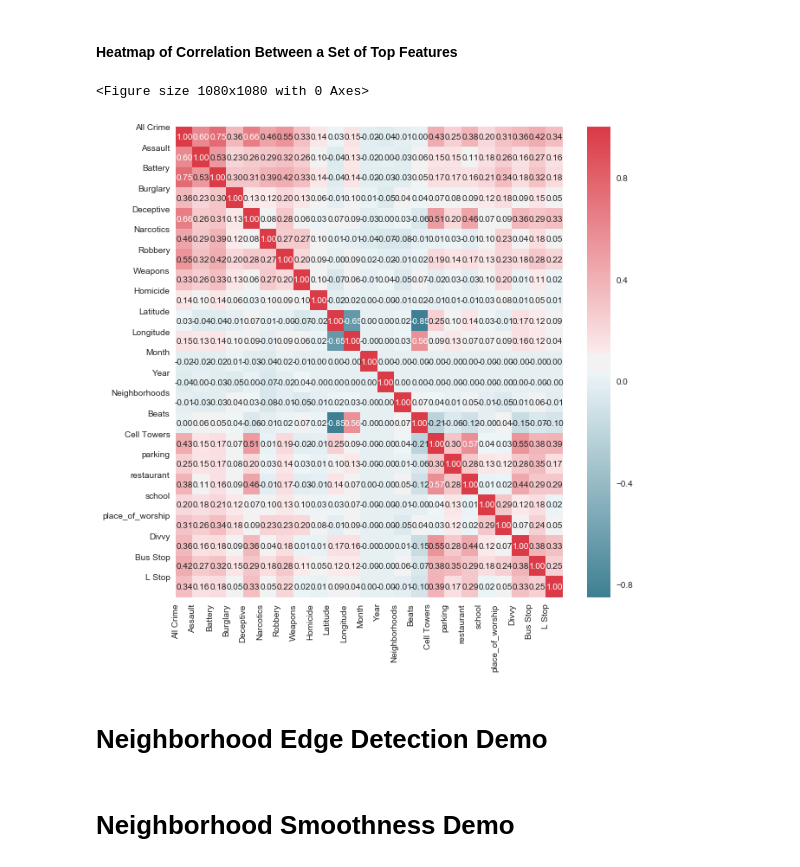
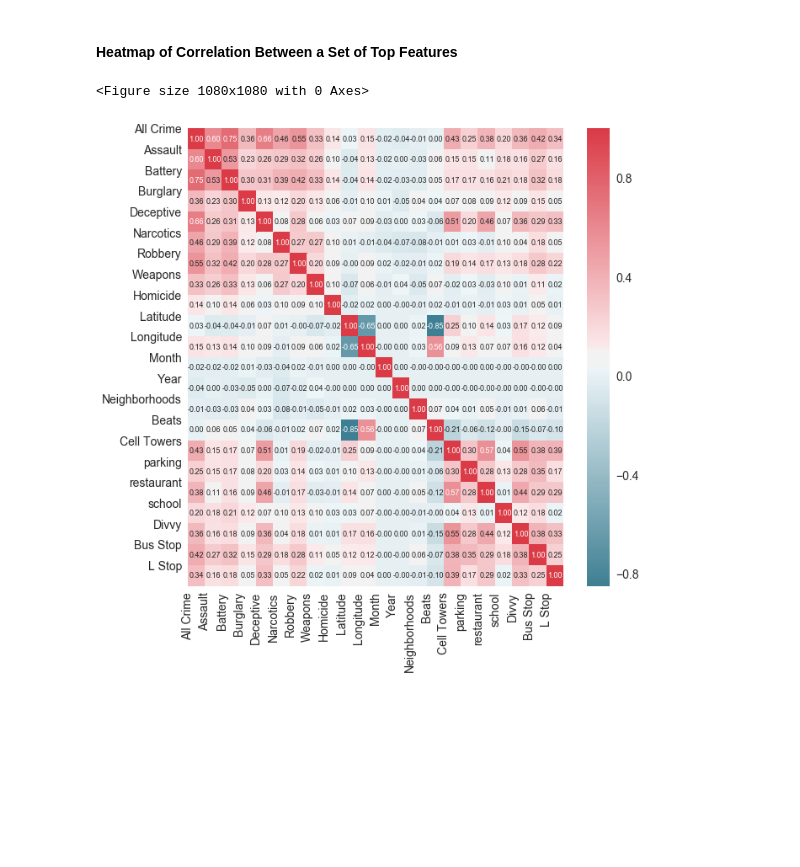
Before and after one commit to jkup11/Geographic-Neighborhood-Clustering, a Jupyter notebook: EDA.ipynb, the cells around one changed output. Drawn from its saved outputs; the diff is of its cells as text; code cells hidden in the pictures; blank space fills up the shorter version.

```diff
--- a/EDA.ipynb
+++ b/EDA.ipynb
@@ -98,6 +100,9 @@ full_grid.head()
 ***
 # Crime Data
 ***
+# %%
+import matplotlib
+matplotlib.rcParams.update({'font.size': 32})
 # %%
 # show aggregated crime counts by year
 ax = sns.countplot(x="Year",data=crime,palette="PuBuGn_d")#, cmap=BLUES)
@@ -553,0 +589,6 @@ heatMap(crime_grid)
+# %%
+label_size = 14
+matplotlib.rcParams['xtick.labelsize'] = label_size
+matplotlib.rcParams['ytick.labelsize'] = label_size
+matplotlib.rcParams.update({'font.size': 9})
+heatMap(crime_grid)
@@ -554,13 +597,14 @@ heatMap(crime_grid)
 # %% [markdown]
 #### Heatmap of Correlation Between a Set of Top Features
 # %%
+label_size = 14
+matplotlib.rcParams['xtick.labelsize'] = label_size
+matplotlib.rcParams['ytick.labelsize'] = label_size
+matplotlib.rcParams.update({'font.size': 9})
+
 plt.figure(figsize=(15,15))
-top_preds = ['All Crime', 'Assault', 'Battery', 'Burglary', 'Deceptive', 'Narcotics', 'Robbery', 'Weapons', 'Homicide', 'Latitude', 'Longitude', 'Month', 'Year', 'Neighborhoods', 'Beats', 'Cell Towers', 'parking', 'restaurant', 'school', 'place_of_worship', 'Divvy', 'Bus Stop', 'L Stop']
+top_preds = ['All Crime', 'Assault', 'Battery', 'Burglary', 'Deceptive', 'Narcotics', 'Robbery', 'Weapons', 'Homicide', 'Latitude', 'Longitude', 'Month', 'Year', 'Neighborhoods', 'Beats', 'Cell Towers', 'parking', 'restaurant', 'school', 'Divvy', 'Bus Stop', 'L Stop']
 heatMap(full_grid[top_preds])
 # %% [output]
 <Figure size 1080x1080 with 0 Axes>
-[figure, old version]
+[figure, new version]
-# %% [markdown]
-# Neighborhood Edge Detection Demo
-# %% [markdown]
-# Neighborhood Smoothness Demo
```
Also changed, not shown: parts of 30 cells of this notebook, 1 other file.
